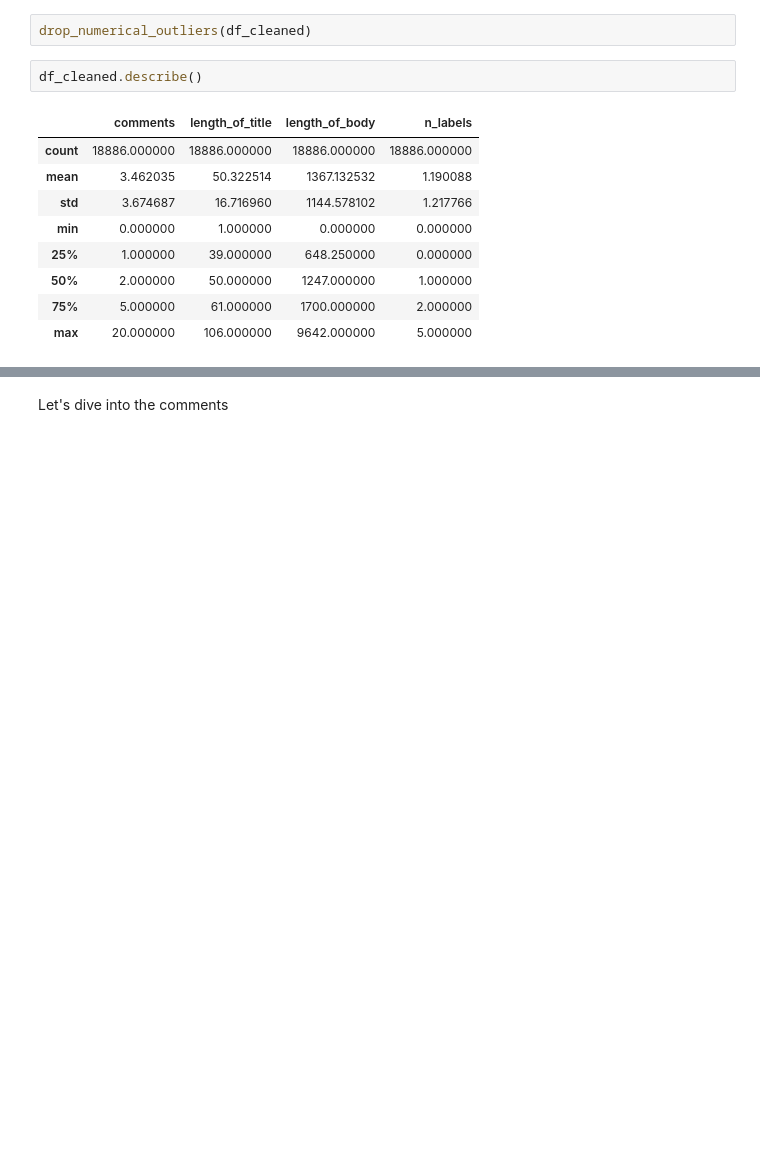
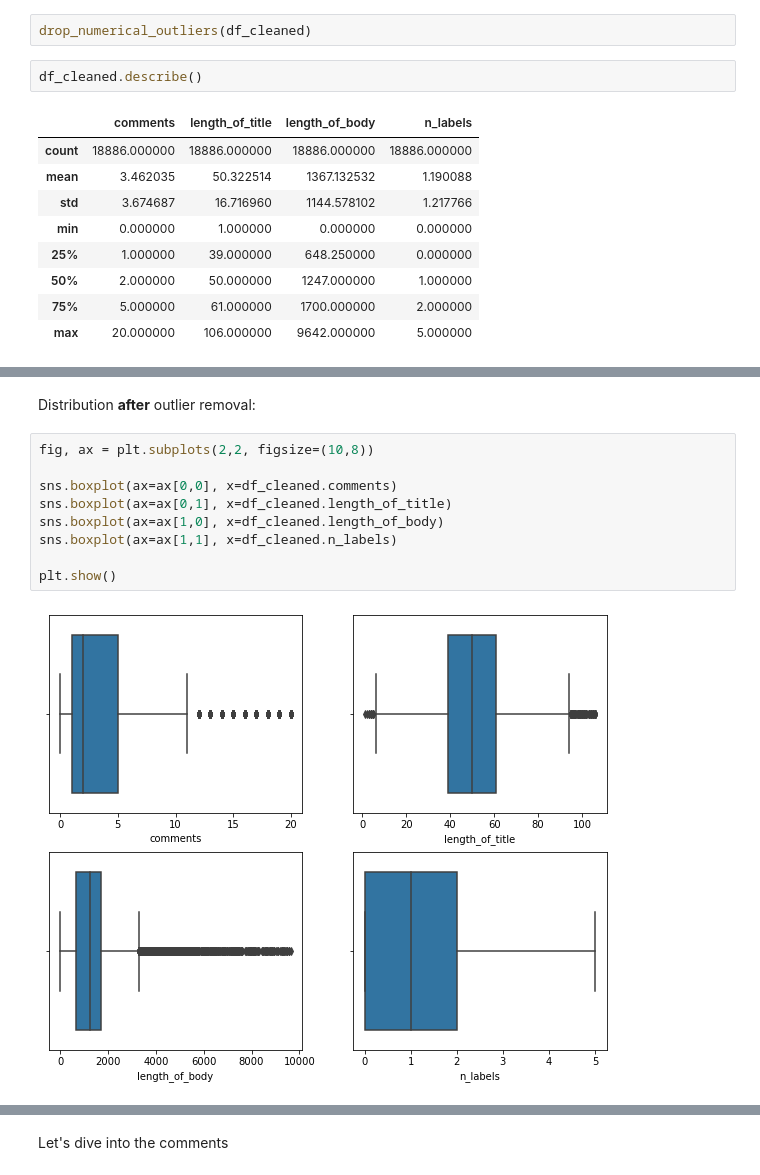
Before and after one commit to AmirZahre/Github_Org_Repo_Analysis, a Jupyter notebook: astronomer_V1.ipynb, the cells around one changed output, grey strips where cells are left out. Drawn from its saved outputs; the diff is of its cells as text; blank space fills up the shorter version.

```diff
--- a/astronomer_V1.ipynb
+++ b/astronomer_V1.ipynb
@@ -356,0 +350,13 @@ Name: n_labels, dtype: int64
+# %% [markdown]
+Distribution **after** outlier removal:
+# %%
+fig, ax = plt.subplots(2,2, figsize=(10,8))
+
+sns.boxplot(ax=ax[0,0], x=df_cleaned.comments)
+sns.boxplot(ax=ax[0,1], x=df_cleaned.length_of_title)
+sns.boxplot(ax=ax[1,0], x=df_cleaned.length_of_body)
+sns.boxplot(ax=ax[1,1], x=df_cleaned.n_labels)
+
+plt.show()
+# %% [output]
+[figure, added]
```
Also changed, not shown: parts of 19 cells of this notebook.
